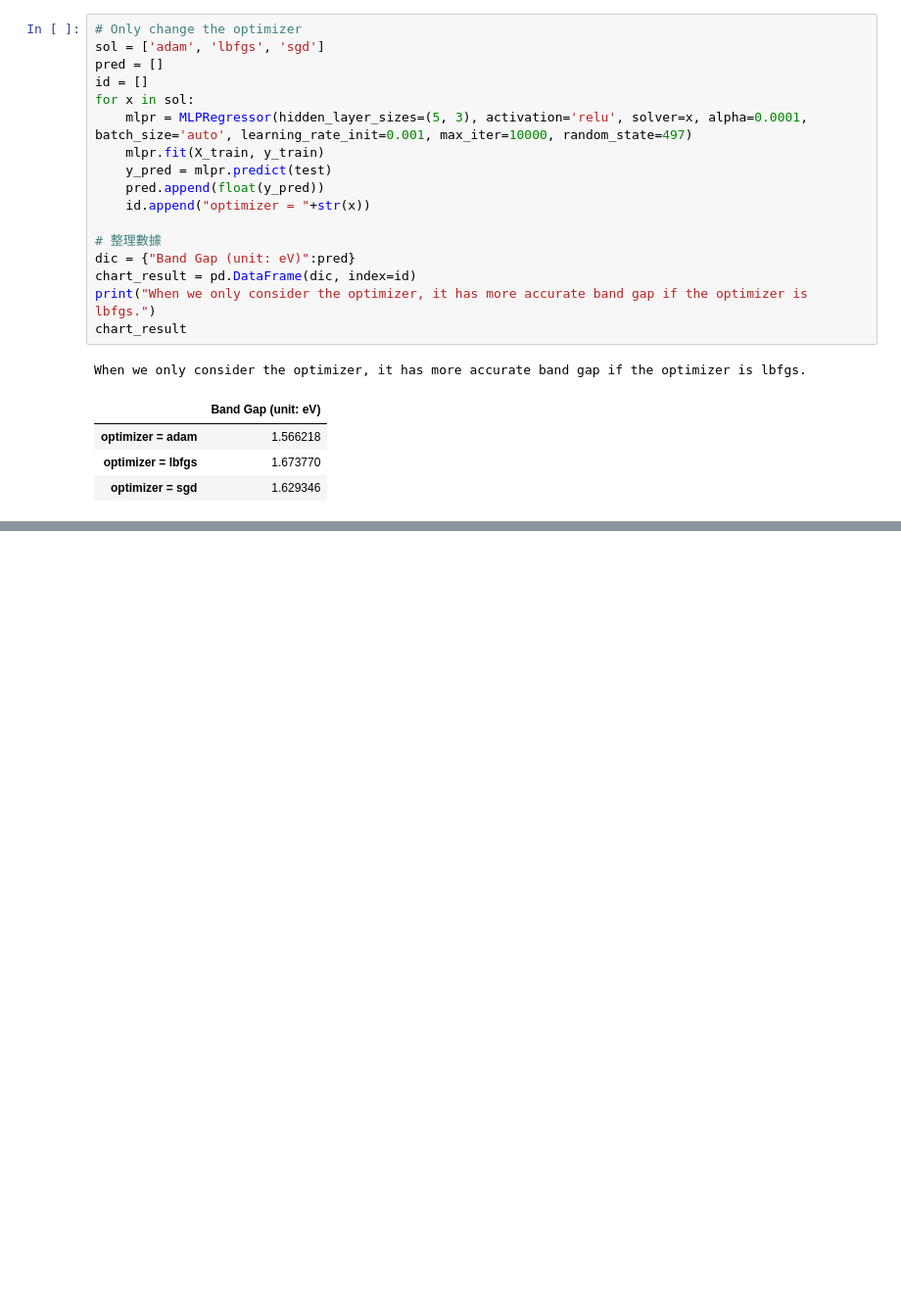
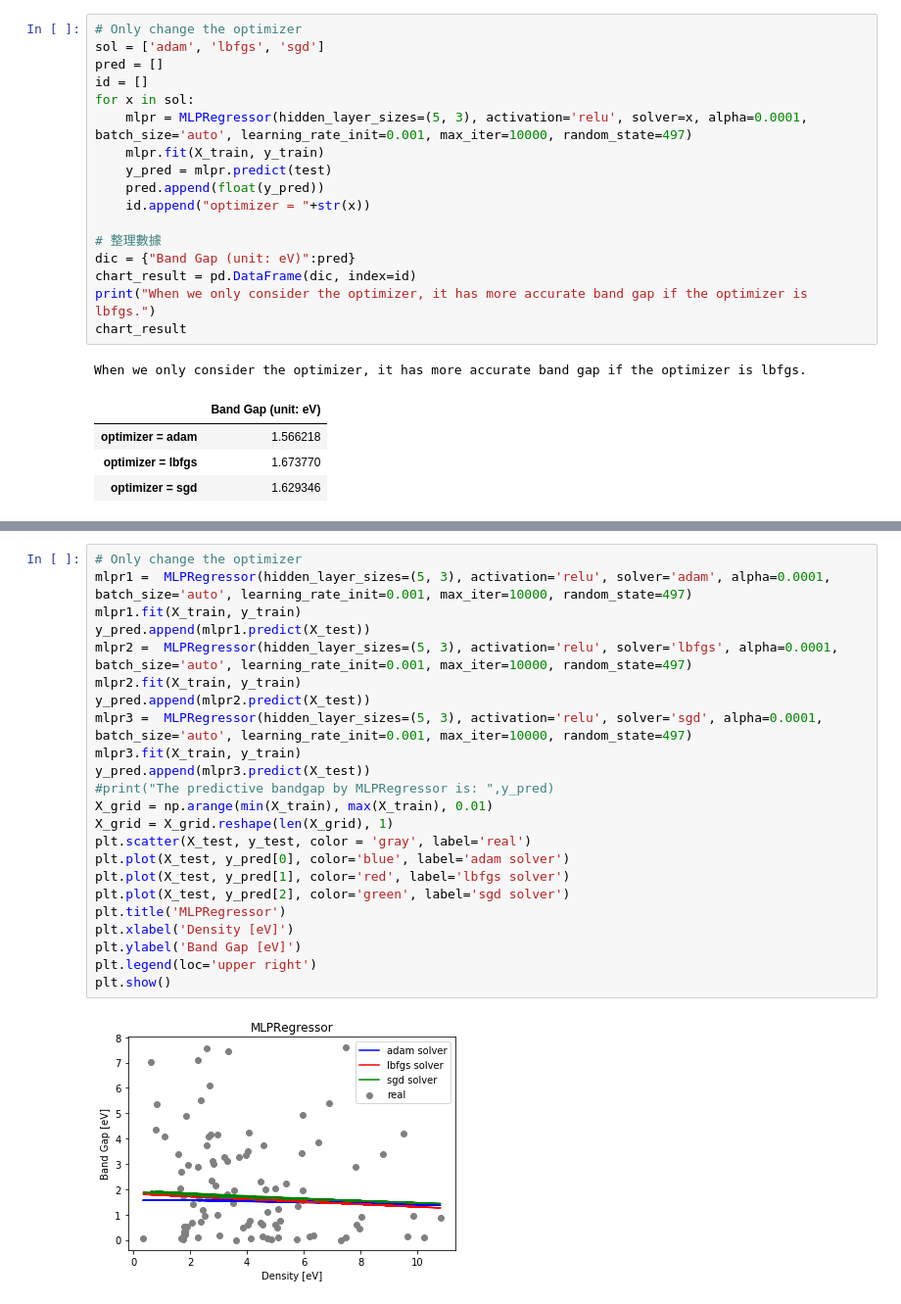
Before and after one commit to Jason-HYCheng/2020_Materials_ML, a Jupyter notebook: HW3/mpp.ipynb, the cells around one changed output, grey strips where cells are left out. Shown at 98% size. Saved outputs shown, nothing was run; the diff lists cells and outputs as text; blank space fills up the shorter version.

```diff
--- a/HW3/mpp.ipynb
+++ b/HW3/mpp.ipynb
@@ -383,0 +391,25 @@ The predictive bandgap is: 1.797779970083211 eV
+# %%
+# Only change the optimizer
+mlpr1 =  MLPRegressor(hidden_layer_sizes=(5, 3), activation='relu', solver='adam', alpha=0.0001, batch_size='auto', learning_rate_init=0.001, max_iter=10000, random_state=497)
+mlpr1.fit(X_train, y_train)
+y_pred.append(mlpr1.predict(X_test))
+mlpr2 =  MLPRegressor(hidden_layer_sizes=(5, 3), activation='relu', solver='lbfgs', alpha=0.0001, batch_size='auto', learning_rate_init=0.001, max_iter=10000, random_state=497)
+mlpr2.fit(X_train, y_train)
+y_pred.append(mlpr2.predict(X_test))
+mlpr3 =  MLPRegressor(hidden_layer_sizes=(5, 3), activation='relu', solver='sgd', alpha=0.0001, batch_size='auto', learning_rate_init=0.001, max_iter=10000, random_state=497)
+mlpr3.fit(X_train, y_train)
+y_pred.append(mlpr3.predict(X_test))
+#print("The predictive bandgap by MLPRegressor is: ",y_pred)
+X_grid = np.arange(min(X_train), max(X_train), 0.01)
+X_grid = X_grid.reshape(len(X_grid), 1)
+plt.scatter(X_test, y_test, color = 'gray', label='real')
+plt.plot(X_test, y_pred[0], color='blue', label='adam solver')
+plt.plot(X_test, y_pred[1], color='red', label='lbfgs solver')
+plt.plot(X_test, y_pred[2], color='green', label='sgd solver')
+plt.title('MLPRegressor')
+plt.xlabel('Density [eV]')
+plt.ylabel('Band Gap [eV]')
+plt.legend(loc='upper right')
+plt.show()
+# %% [output]
+[figure, added]
```
Also changed, not shown: parts of 7 cells of this notebook, 2 other files.
